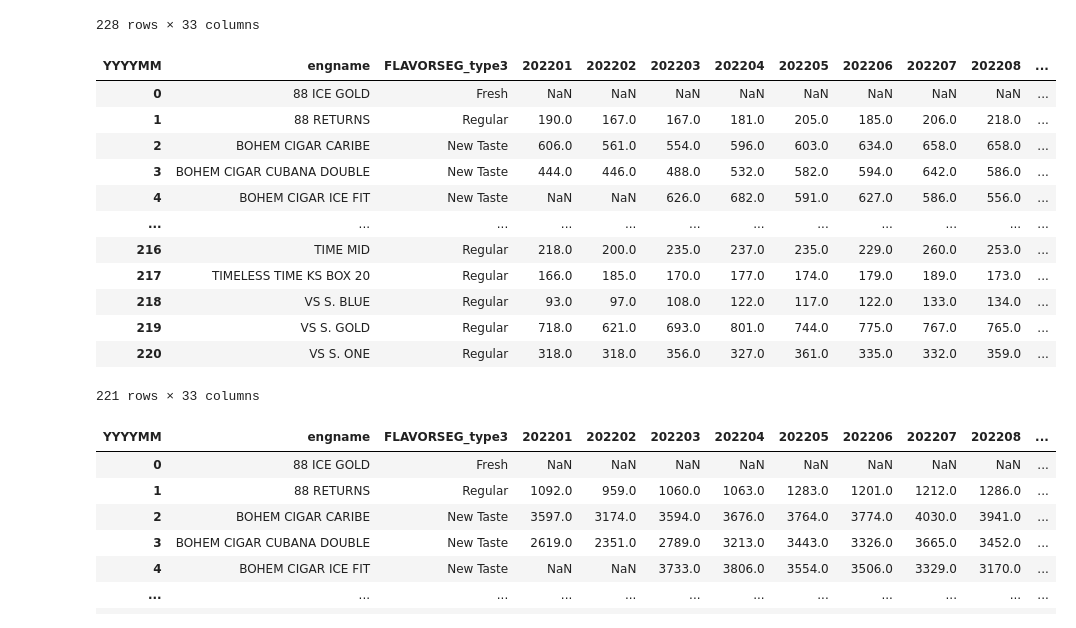
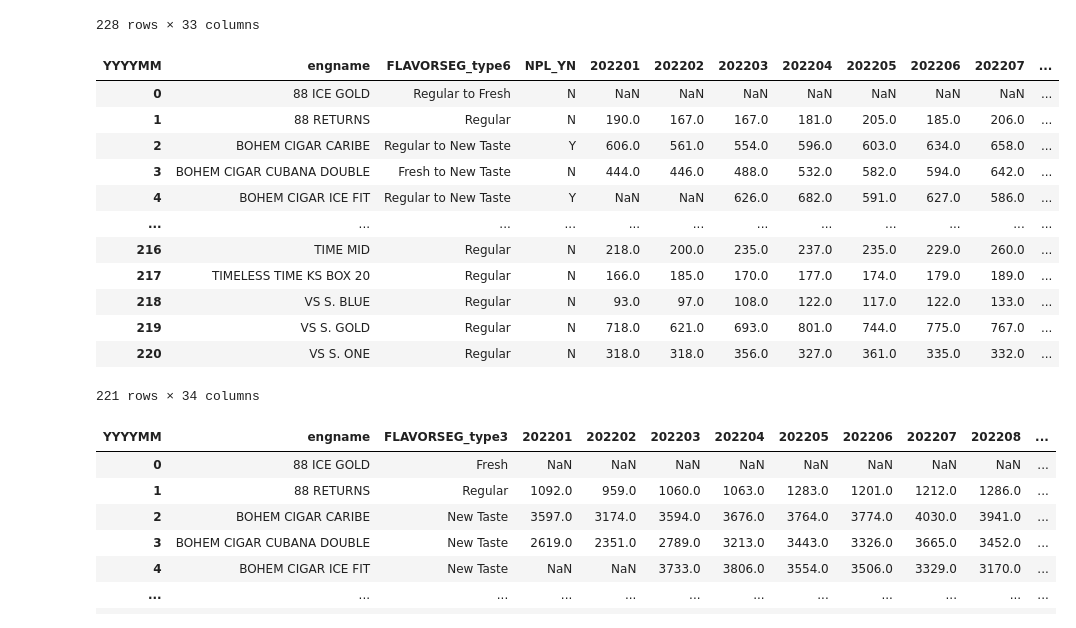
Before and after one commit to MCB-PJT-PMKGroup/Market_Research, a Jupyter notebook: Lpoint_CC_NTD_Purchasers.ipynb, the cells around one changed output. Drawn from its saved outputs; the diff is of its cells as text; code cells hidden in the pictures.

```diff
--- a/Lpoint_CC_NTD_Purchasers.ipynb
+++ b/Lpoint_CC_NTD_Purchasers.ipynb
@@ -51,49 +51,51 @@ pivot_df.to_clipboard(index=False)
 # %%
 #  2. 첨부파일의 제품들의 출시 첫 달부터 재구매 purchaser 수 (해당 제품 2팩이상 구매자)
 sql2 = '''
 with temp as (
 	-- 해당 제품 2팩이상 구매자
 	select engname,
-		b.FLAVORSEG_type3,
+		b.FLAVORSEG_type6,
 		t.YYYYMM,
 		t.id,
+		NPL_YN,
 		sum(a.Pack_qty) pack
-	from cx.v_user_3month_list t
+	from cx.seven11_user_3month_list t
 		join cx.fct_K7_Monthly a on a.id = t.id and a.YYYYMM = t.YYYYMM
 		join cx.product_master b on a.product_code = b.PROD_ID  and CIGADEVICE ='CIGARETTES' and CIGATYPE = 'CC'
 	where t.YYYYMM >= '202201'
-	group by engname, b.FLAVORSEG_type3,t.YYYYMM, t.id
+	group by engname, b.FLAVORSEG_type6, t.YYYYMM, NPL_YN, t.id
 	having sum(a.Pack_qty ) > 1
 )
 select engname,
-	FLAVORSEG_type3,
+	FLAVORSEG_type6,
+	NPL_YN,
 	YYYYMM,
 	count(distinct id) Purchasers
 from temp
-group by engname, FLAVORSEG_type3, YYYYMM
+group by engname, FLAVORSEG_type6, NPL_YN, YYYYMM
 '''
 
 df2 = pd.read_sql_query(sql2, engine)
 
-pivot_df2 = df2.pivot_table(index=['engname', 'FLAVORSEG_type3'],
+pivot_df2 = df2.pivot_table(index=['engname', 'FLAVORSEG_type6', 'NPL_YN'],
 							columns='YYYYMM',
 							values='Purchasers').reset_index()
 
 pivot_df2
 # %% [output]
-| YYYYMM | engname | FLAVORSEG_type3 | 202201 | 202202 | 202203 | 202204 | 202205 | 202206 | 202207 | 202208 | ... |
-| 0 | 88 ICE GOLD | Fresh | NaN | NaN | NaN | NaN | NaN | NaN | NaN | NaN | ... |
-| 1 | 88 RETURNS | Regular | 190.0 | 167.0 | 167.0 | 181.0 | 205.0 | 185.0 | 206.0 | 218.0 | ... |
-| 2 | BOHEM CIGAR CARIBE | New Taste | 606.0 | 561.0 | 554.0 | 596.0 | 603.0 | 634.0 | 658.0 | 658.0 | ... |
-| 3 | BOHEM CIGAR CUBANA DOUBLE | New Taste | 444.0 | 446.0 | 488.0 | 532.0 | 582.0 | 594.0 | 642.0 | 586.0 | ... |
-| 4 | BOHEM CIGAR ICE FIT | New Taste | NaN | NaN | 626.0 | 682.0 | 591.0 | 627.0 | 586.0 | 556.0 | ... |
+| YYYYMM | engname | FLAVORSEG_type6 | NPL_YN | 202201 | 202202 | 202203 | 202204 | 202205 | 202206 | 202207 | ... |
+| 0 | 88 ICE GOLD | Regular to Fresh | N | NaN | NaN | NaN | NaN | NaN | NaN | NaN | ... |
+| 1 | 88 RETURNS | Regular | N | 190.0 | 167.0 | 167.0 | 181.0 | 205.0 | 185.0 | 206.0 | ... |
+| 2 | BOHEM CIGAR CARIBE | Regular to New Taste | Y | 606.0 | 561.0 | 554.0 | 596.0 | 603.0 | 634.0 | 658.0 | ... |
+| 3 | BOHEM CIGAR CUBANA DOUBLE | Fresh to New Taste | N | 444.0 | 446.0 | 488.0 | 532.0 | 582.0 | 594.0 | 642.0 | ... |
+| 4 | BOHEM CIGAR ICE FIT | Regular to New Taste | Y | NaN | NaN | 626.0 | 682.0 | 591.0 | 627.0 | 586.0 | ... |
 | ... | ... | ... | ... | ... | ... | ... | ... | ... | ... | ... | ... |
-| 216 | TIME MID | Regular | 218.0 | 200.0 | 235.0 | 237.0 | 235.0 | 229.0 | 260.0 | 253.0 | ... |
-| 217 | TIMELESS TIME KS BOX 20 | Regular | 166.0 | 185.0 | 170.0 | 177.0 | 174.0 | 179.0 | 189.0 | 173.0 | ... |
-| 218 | VS S. BLUE | Regular | 93.0 | 97.0 | 108.0 | 122.0 | 117.0 | 122.0 | 133.0 | 134.0 | ... |
-| 219 | VS S. GOLD | Regular | 718.0 | 621.0 | 693.0 | 801.0 | 744.0 | 775.0 | 767.0 | 765.0 | ... |
-| 220 | VS S. ONE | Regular | 318.0 | 318.0 | 356.0 | 327.0 | 361.0 | 335.0 | 332.0 | 359.0 | ... |
+| 216 | TIME MID | Regular | N | 218.0 | 200.0 | 235.0 | 237.0 | 235.0 | 229.0 | 260.0 | ... |
+| 217 | TIMELESS TIME KS BOX 20 | Regular | N | 166.0 | 185.0 | 170.0 | 177.0 | 174.0 | 179.0 | 189.0 | ... |
+| 218 | VS S. BLUE | Regular | N | 93.0 | 97.0 | 108.0 | 122.0 | 117.0 | 122.0 | 133.0 | ... |
+| 219 | VS S. GOLD | Regular | N | 718.0 | 621.0 | 693.0 | 801.0 | 744.0 | 775.0 | 767.0 | ... |
+| 220 | VS S. ONE | Regular | N | 318.0 | 318.0 | 356.0 | 327.0 | 361.0 | 335.0 | 332.0 | ... |
-221 rows × 33 columns
+221 rows × 34 columns
 # %%
 pivot_df2.to_clipboard(index=False)
 # %%
```
Also changed, not shown: parts of 3 cells of this notebook, 7 other files.
